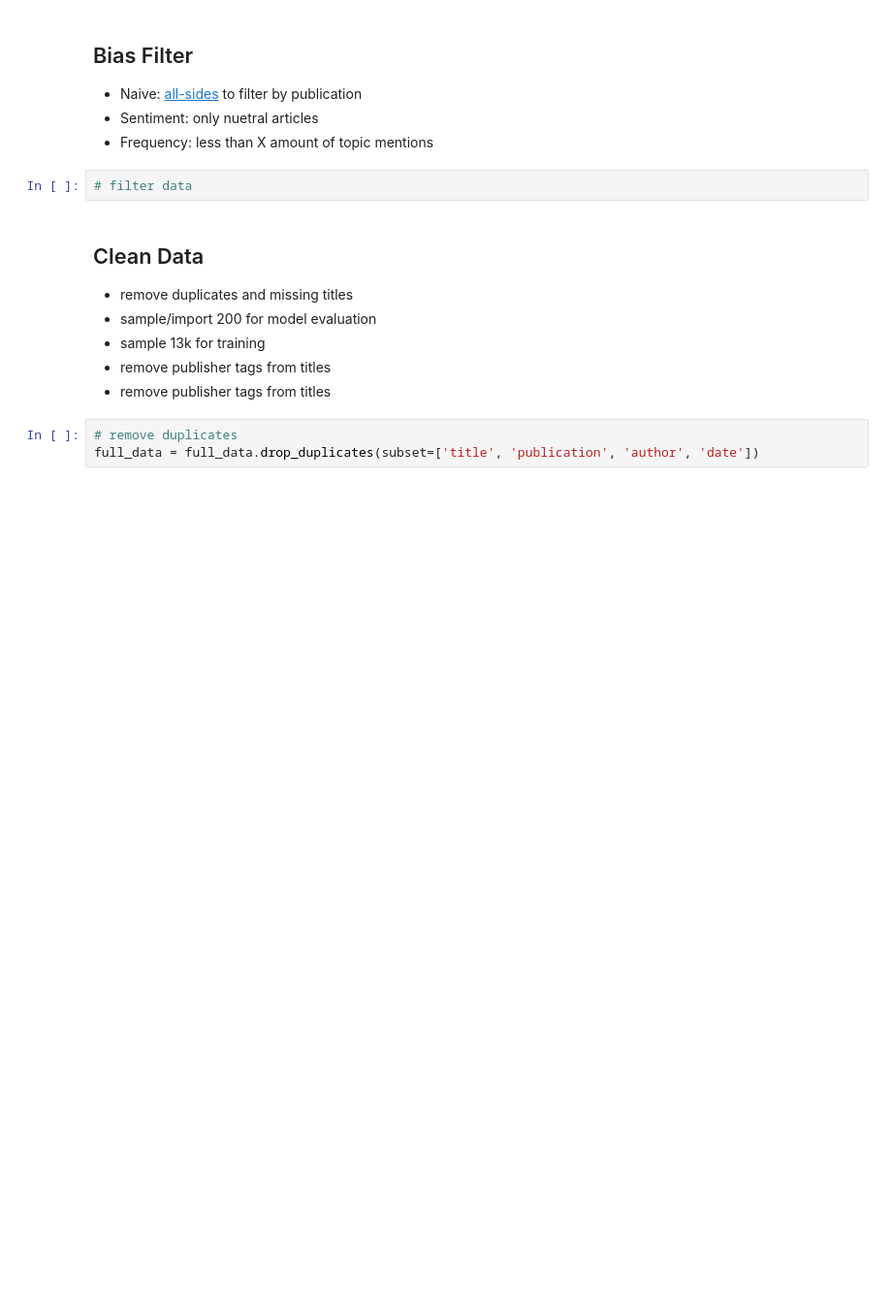
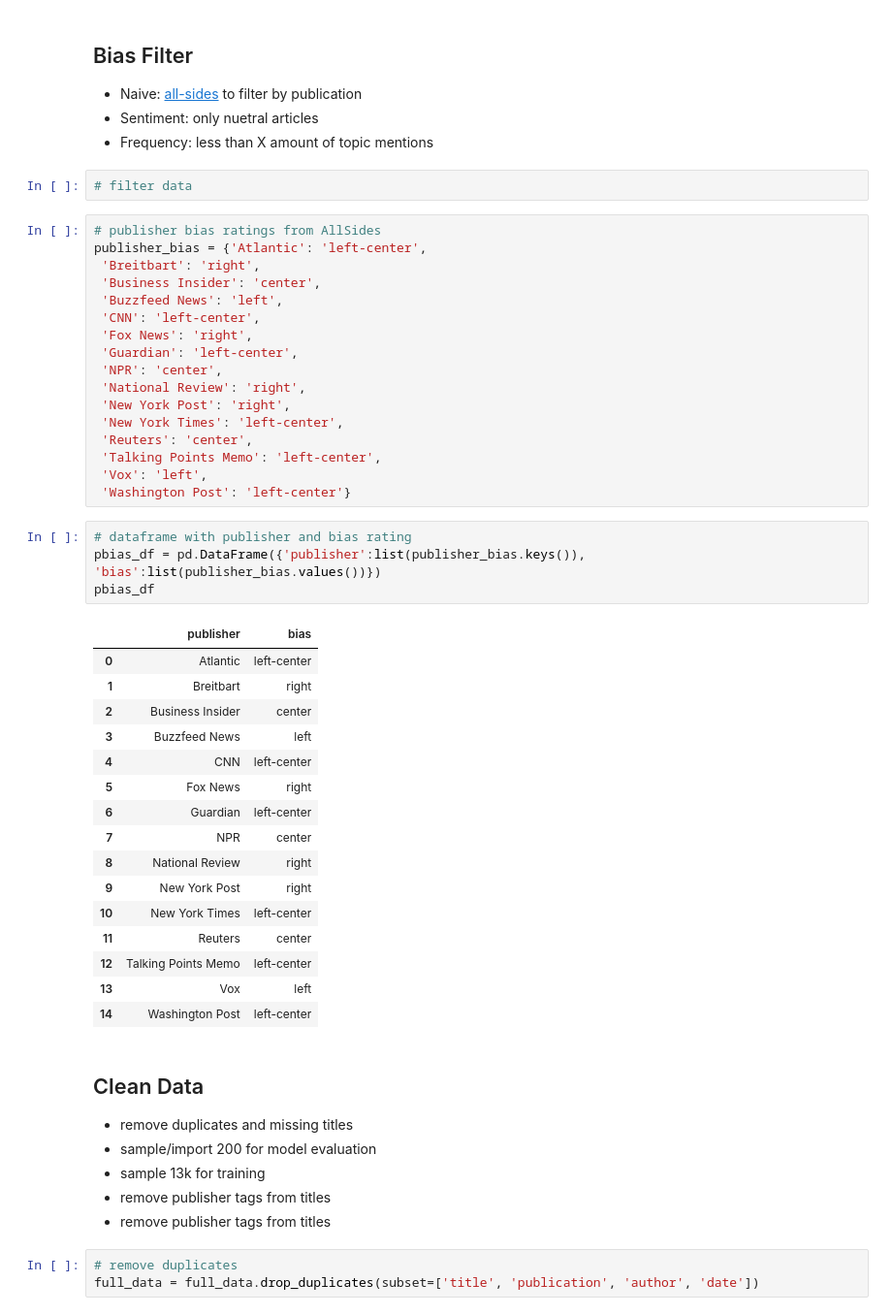
Before and after one commit to s-miramontes/News_Filter, a Jupyter notebook: notebooks/data_cleaning.ipynb, the cells around one changed output. Shown at 97% size. Saved outputs shown, nothing was run; the diff lists cells and outputs as text; blank space fills up the shorter version.

Commit message:
add publisher bias

```diff
--- a/notebooks/data_cleaning.ipynb
+++ b/notebooks/data_cleaning.ipynb
@@ -94,6 +94,44 @@ full_data.head()
 *   Frequency: less than X amount of topic mentions
 # %%
 # filter data
+# %%
+# publisher bias ratings from AllSides
+publisher_bias = {'Atlantic': 'left-center',
+ 'Breitbart': 'right',
+ 'Business Insider': 'center',
+ 'Buzzfeed News': 'left',
+ 'CNN': 'left-center',
+ 'Fox News': 'right',
+ 'Guardian': 'left-center',
+ 'NPR': 'center',
+ 'National Review': 'right',
+ 'New York Post': 'right',
+ 'New York Times': 'left-center',
+ 'Reuters': 'center',
+ 'Talking Points Memo': 'left-center',
+ 'Vox': 'left',
+ 'Washington Post': 'left-center'}
+# %%
+# dataframe with publisher and bias rating
+pbias_df = pd.DataFrame({'publisher':list(publisher_bias.keys()), 'bias':list(publisher_bias.values())})
+pbias_df
+# %% [output]
+|  | publisher | bias |
+| 0 | Atlantic | left-center |
+| 1 | Breitbart | right |
+| 2 | Business Insider | center |
+| 3 | Buzzfeed News | left |
+| 4 | CNN | left-center |
+| 5 | Fox News | right |
+| 6 | Guardian | left-center |
+| 7 | NPR | center |
+| 8 | National Review | right |
+| 9 | New York Post | right |
+| 10 | New York Times | left-center |
+| 11 | Reuters | center |
+| 12 | Talking Points Memo | left-center |
+| 13 | Vox | left |
+| 14 | Washington Post | left-center |
 # %% [markdown]
 ## Clean Data
 
```
